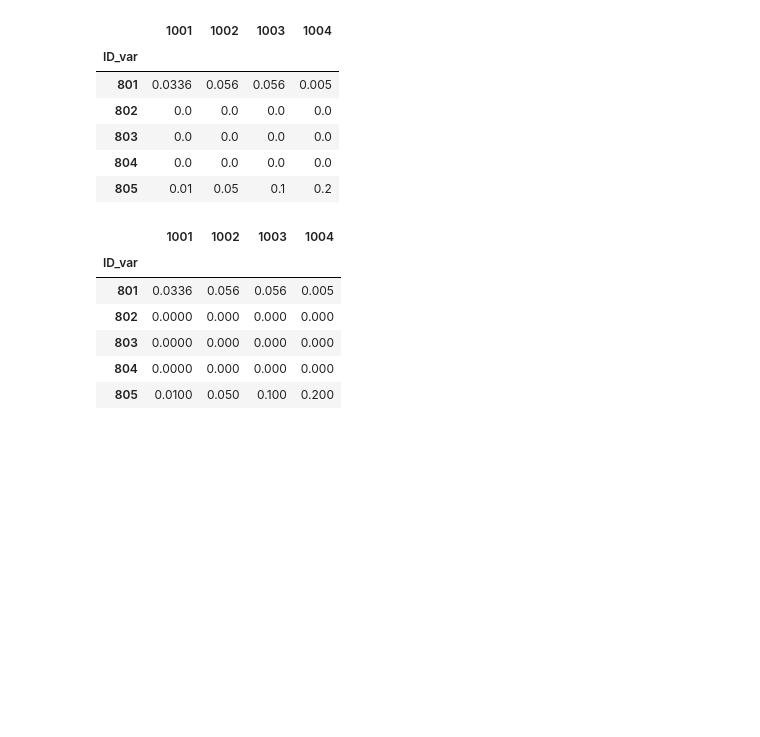
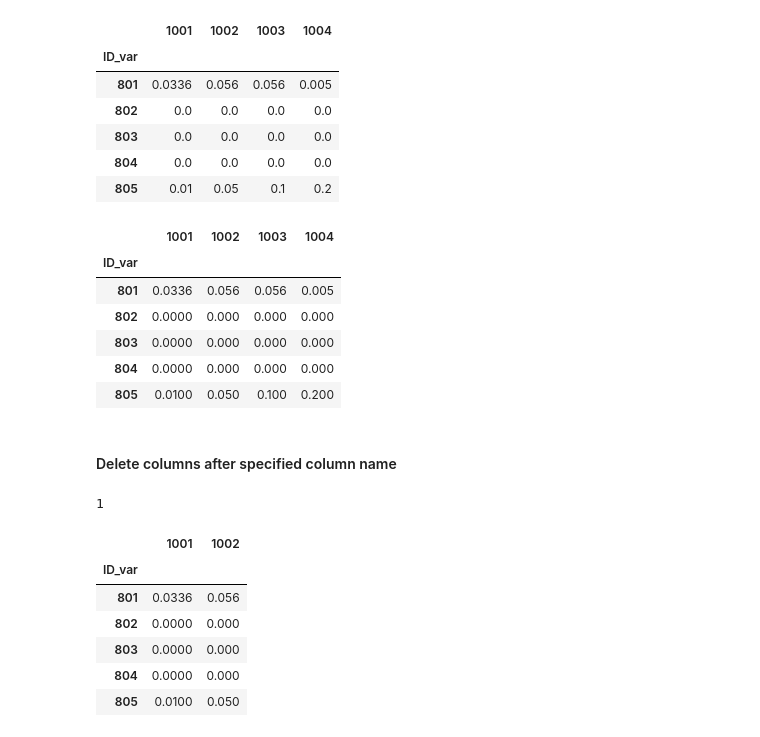
Before and after one commit to jlandgre/Python_util_openpyxl, a Jupyter notebook: Excel Output Mockup.ipynb, the cells around one changed output. Saved outputs shown, nothing was run; the diff lists cells and outputs as text; code cells hidden in the pictures; blank space fills up the shorter version.

```diff
--- a/Excel Output Mockup.ipynb
+++ b/Excel Output Mockup.ipynb
@@ -704,3 +749,20 @@ dfTable1
 | 803 | 0.0000 | 0.000 | 0.000 | 0.000 |
 | 804 | 0.0000 | 0.000 | 0.000 | 0.000 |
 | 805 | 0.0100 | 0.050 | 0.100 | 0.200 |
+# %% [markdown]
+#### Delete columns after specified column name
+# %%
+df = dfTable1.copy()
+idx = df.columns.get_loc(1002)
+df = df.iloc[:, :idx+1]
+print(idx)
+df
+# %% [output]
+1
+|  | 1001 | 1002 |
+| ID_var |  |  |
+| 801 | 0.0336 | 0.056 |
+| 802 | 0.0000 | 0.000 |
+| 803 | 0.0000 | 0.000 |
+| 804 | 0.0000 | 0.000 |
+| 805 | 0.0100 | 0.050 |
```
Also changed, not shown: parts of 11 cells of this notebook, 4 other files.
